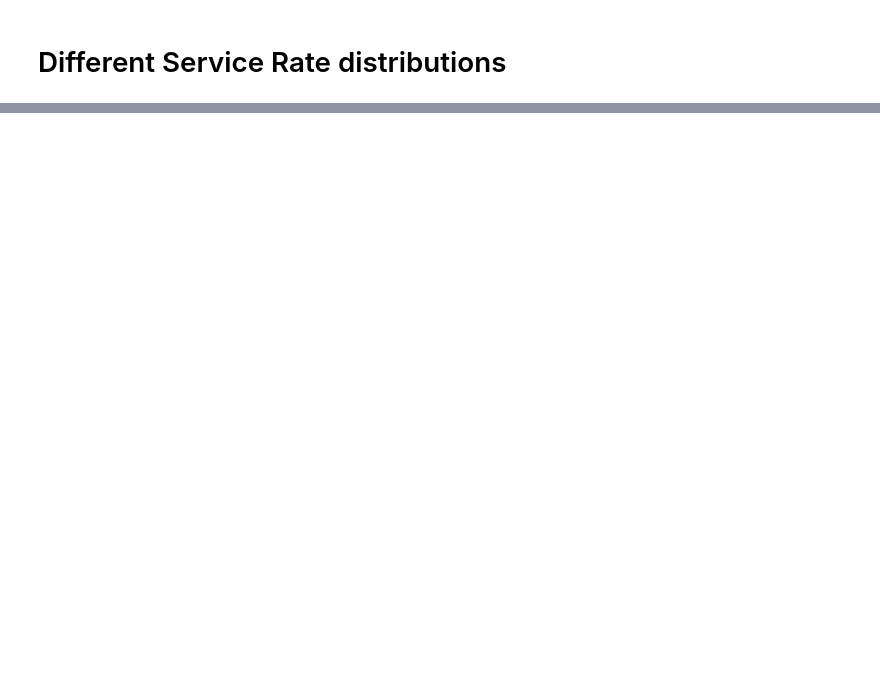
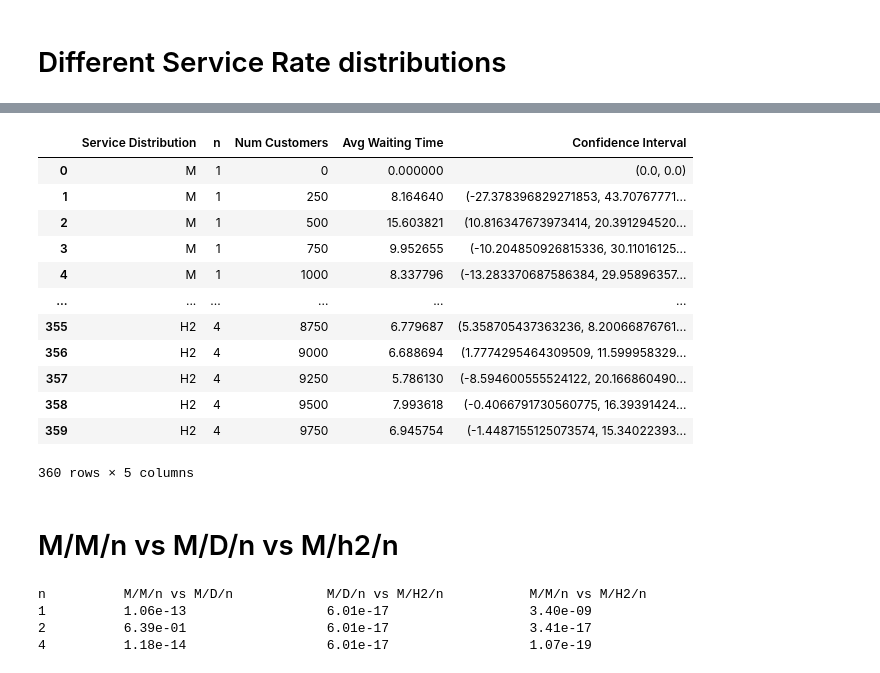
Before and after one commit to koenweverink/stochastic_simulation_assignment_2, a Jupyter notebook: DES_queue.ipynb, the cells around one changed output, grey strips where cells are left out. Cells and saved outputs as stored; diff of their text form; code cells hidden in the pictures; blank space fills up the shorter version.

```diff
--- a/DES_queue.ipynb
+++ b/DES_queue.ipynb
@@ -261,0 +324,54 @@ service_rate_comparisons()
+# %%
+results2
+# %% [output]
+|  | Service Distribution | n | Num Customers | Avg Waiting Time | Confidence Interval |
+| 0 | M | 1 | 0 | 0.000000 | (0.0, 0.0) |
+| 1 | M | 1 | 250 | 8.164640 | (-27.378396829271853, 43.70767771... |
+| 2 | M | 1 | 500 | 15.603821 | (10.816347673973414, 20.391294520... |
+| 3 | M | 1 | 750 | 9.952655 | (-10.204850926815336, 30.11016125... |
+| 4 | M | 1 | 1000 | 8.337796 | (-13.283370687586384, 29.95896357... |
+| ... | ... | ... | ... | ... | ... |
+| 355 | H2 | 4 | 8750 | 6.779687 | (5.358705437363236, 8.20066876761... |
+| 356 | H2 | 4 | 9000 | 6.688694 | (1.7774295464309509, 11.599958329... |
+| 357 | H2 | 4 | 9250 | 5.786130 | (-8.594600555524122, 20.166860490... |
+| 358 | H2 | 4 | 9500 | 7.993618 | (-0.4066791730560775, 16.39391424... |
+| 359 | H2 | 4 | 9750 | 6.945754 | (-1.4487155125073574, 15.34022393... |
+360 rows × 5 columns
+# %% [markdown]
+# M/M/n vs M/D/n vs M/h2/n
+# %%
+# Compare different service rate distributions (for different queue numbers)
+ns = [1, 2, 4]
+# Table header
+print("{:<10} {:<25} {:<25} {:<25}".format("n", "M/M/n vs M/D/n", "M/D/n vs M/H2/n","M/M/n vs M/H2/n"))
+
+#Compare M/M/n vs M/D/n vs M/h2/n
+for n in ns:
+    M_M_n = results2[
+        (results2['Service Distribution'] == 'M') &
+        (results2['n'] == n)
+    ]['Avg Waiting Time'].values
+
+    M_D_n = results2[
+        (results2['Service Distribution'] == 'D') &
+        (results2['n'] == 1)
+    ]['Avg Waiting Time'].values
+
+    M_H2_n = results2[
+        (results2['Service Distribution'] == 'H2') &
+        (results2['n'] == 1)
+    ]['Avg Waiting Time'].values
+
+    _, p_value_MD = ttest_ind(M_M_n, M_D_n, equal_var = False)
+    # print(f'M/M/n vs M/D/n: For n = {n}, p value is {p_value}')
+    _, p_value_DH2 = ttest_ind(M_D_n, M_H2_n, equal_var = False)
+    # print(f'M/M/n vs M/D/n: For n = {n}, p value is {p_value}')
+    _, p_value_MH2 = ttest_ind(M_M_n, M_H2_n, equal_var = False)
+    # print(f'M/M/n vs M/D/n: For n = {n}, p value is {p_value}')
+
+    print("{:<10} {:<25.2e} {:<25.2e} {:<25.2e}".format(n, p_value_MD, p_value_DH2, p_value_MH2))
+# %% [output]
+n          M/M/n vs M/D/n            M/D/n vs M/H2/n           M/M/n vs M/H2/n
+1          1.06e-13                  6.01e-17                  3.40e-09
+2          6.39e-01                  6.01e-17                  3.41e-17
+4          1.18e-14                  6.01e-17                  1.07e-19
```
Also changed, not shown: parts of 7 cells of this notebook.
